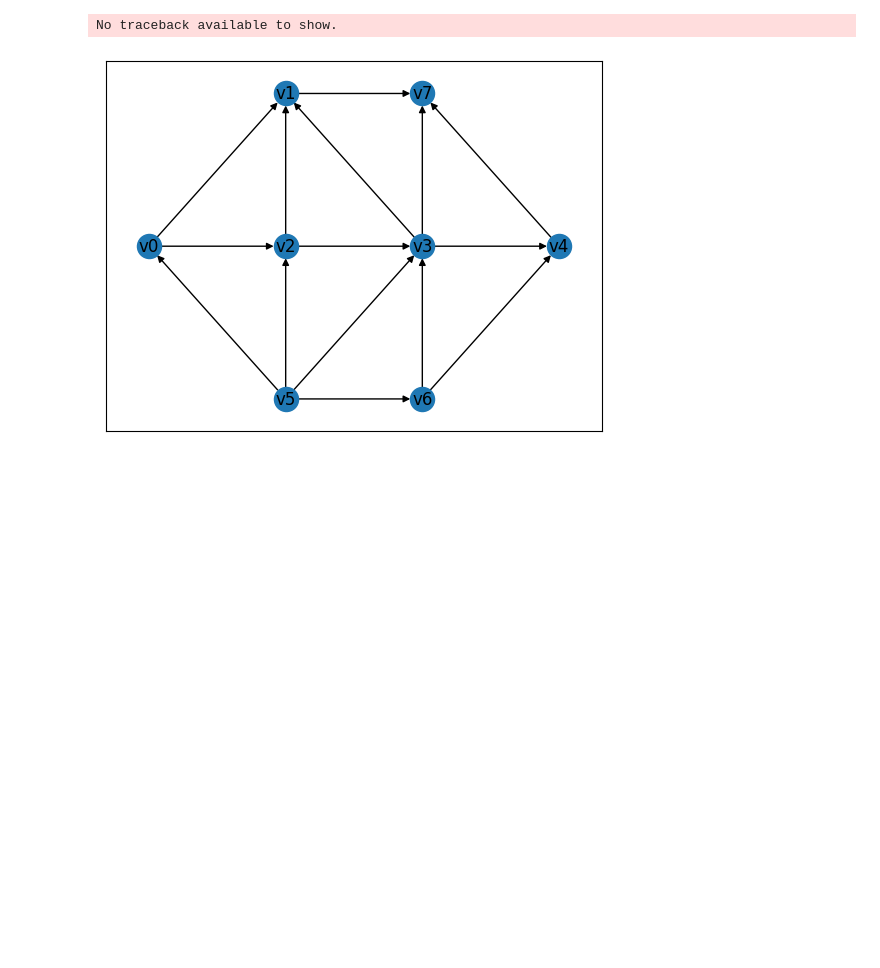
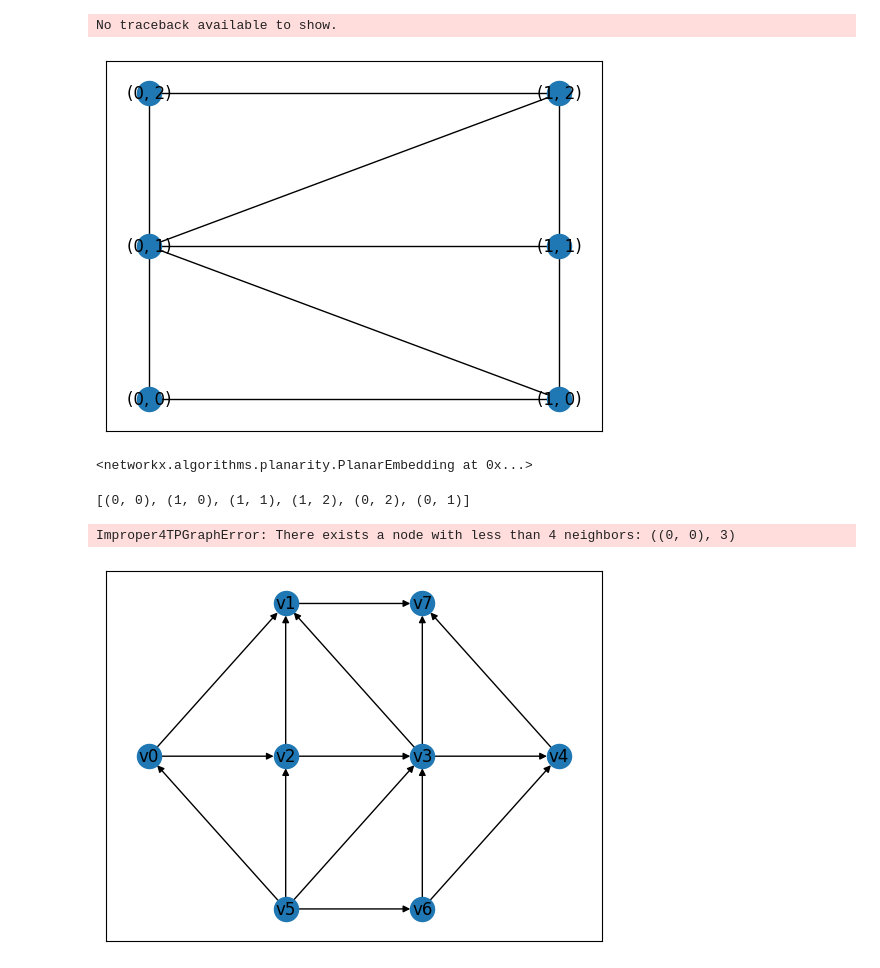
Before and after one commit to juliet29/graph2plan, a Jupyter notebook: notebooks/03_four_complete_TO_TEST.ipynb, the cells around one changed output. Saved outputs shown, nothing was run; the diff lists cells and outputs as text; code cells hidden in the pictures; blank space fills up the shorter version.

Commit message:
start adding tests for four completion => need to address shortcuts

```diff
--- a/notebooks/03_four_complete_TO_TEST.ipynb
+++ b/notebooks/03_four_complete_TO_TEST.ipynb
@@ -14,3 +16,26 @@ from graph2plan.fourtp.checks import check_is_k_connected
+# %%
+def create_G_and_pos(G):
+    pos = {i: i for i in G.nodes}
+    nx.draw_networkx(G, pos)
+    return G, pos
+# %%
+G, pos = create_G_and_pos(nx.triangular_lattice_graph(2,2))
+# %% [output]
+[figure, added]
+# %%
+PE = create_embedding(G, pos)
+PE
+# %% [output]
+<networkx.algorithms.planarity.PlanarEmbedding at 0x...>
+# %%
+outer_face = get_external_face(PE, pos)
+outer_face
+# %% [output]
+[(0, 0), (1, 0), (1, 1), (1, 2), (0, 2), (0, 1)]
+# %%
+four_complete(G, pos, outer_face)
+# %% [output]
+Improper4TPGraphError: There exists a node with less than 4 neighbors: ((0, 0), 3)
 # %%
 G, pos = kk85()
 nx.draw_networkx(G, pos)
```
Also changed, not shown: parts of 2 cells of this notebook, 5 other files.
